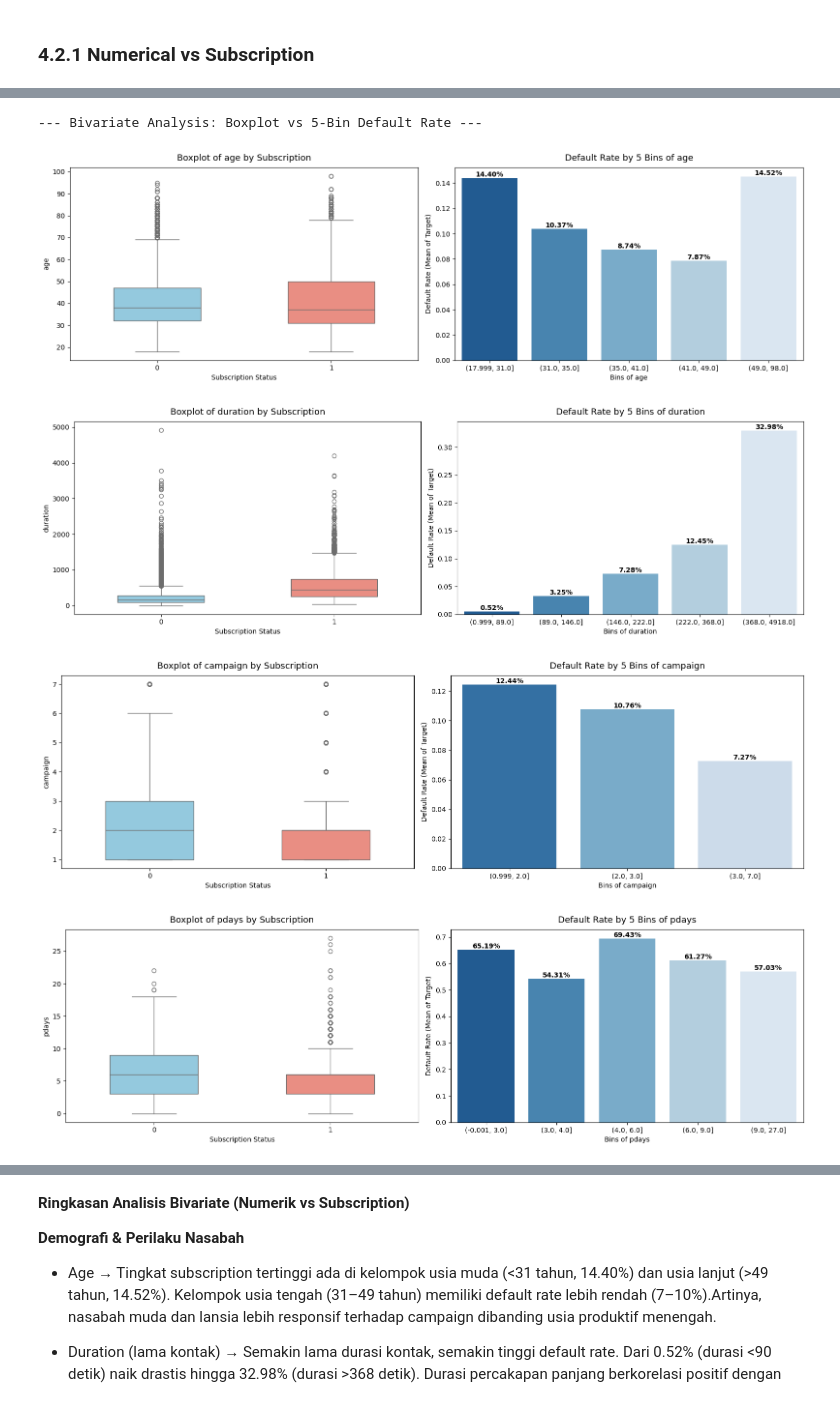
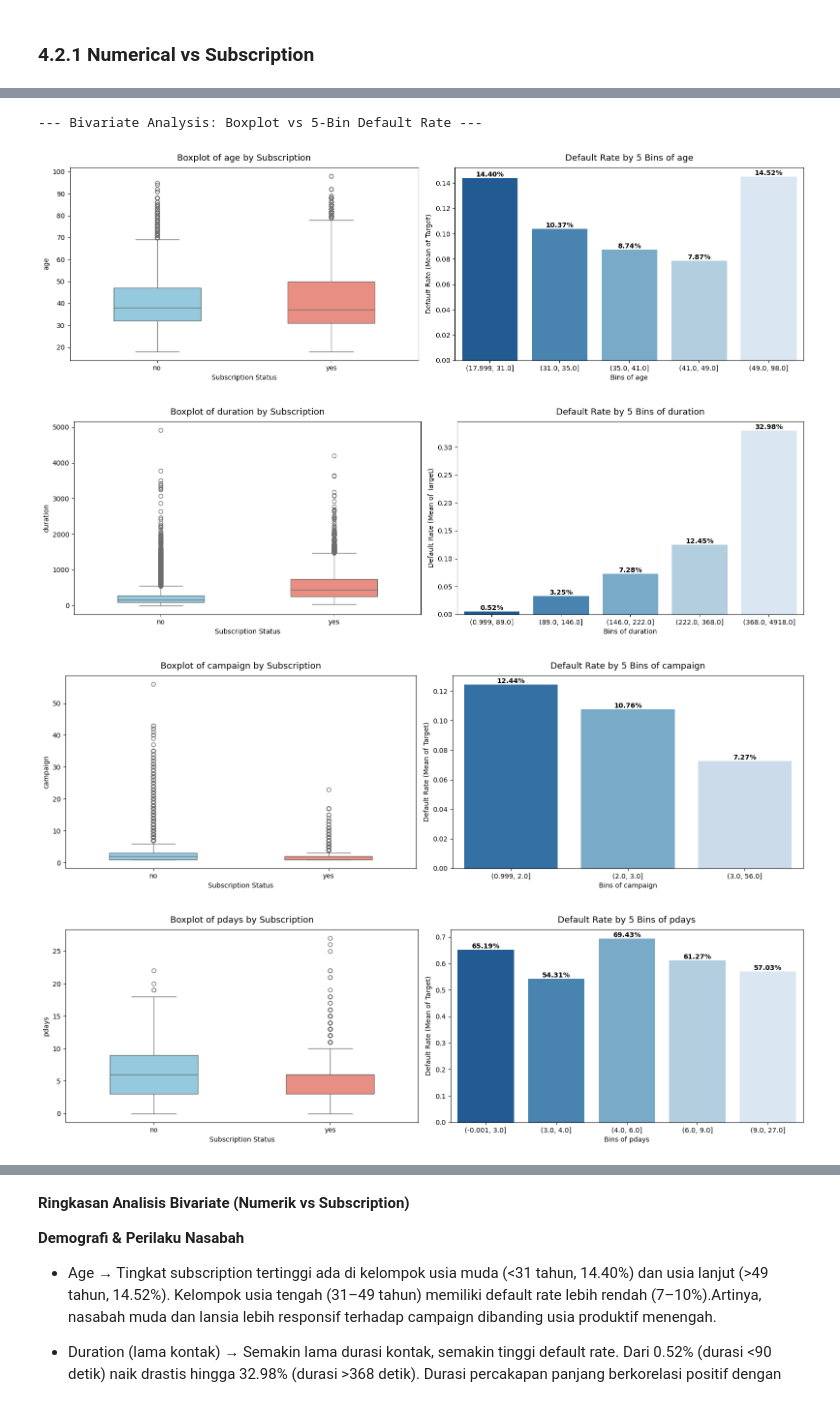
Before and after one commit to haneandreanu/bank-marketing, a Jupyter notebook: notebook/bank-marketing-analysis.ipynb, the cells around one changed output, grey strips where cells are left out. Saved outputs shown, nothing was run; the diff lists cells and outputs as text; code cells hidden in the pictures.

```diff
--- a/notebook/bank-marketing-analysis.ipynb
+++ b/notebook/bank-marketing-analysis.ipynb
@@ -344,15 +344,15 @@ display(unknown_summary[unknown_summary["Unknown Count"] > 0].sort_values("Unkno
 # %% [markdown]
 ## **3.3. "Unknown" Values**
 # %%
-cols_to_impute = ['education', 'housing', 'loan', 'job', 'marital']
+#Change 'unknown' to NaN agar to be imputed in the pipeline
+unknown_cols = ['education', 'housing', 'loan', 'job', 'marital']
 
-for col in cols_to_impute:
-    mode_val = df[df[col] != 'unknown'][col].mode()[0]
+for col in unknown_cols:
     before = (df[col] == 'unknown').sum()
-    df[col] = df[col].replace('unknown', mode_val)
-    print(f"{col}: {before} 'unknown' -> diganti dengan modus ('{mode_val}')"  )
+    df[col] = df[col].replace('unknown', np.nan)
+    print(f"{col}: {before} 'unknown' -> NaN ( to be imputed in the pipeline)")
 
-# 'default' dipertahankan sebagai kategori ketiga (unknown = informasi tersendiri)
-print(f"\ndefault: {(df['default'] == 'unknown').sum()} 'unknown' dipertahankan sebagai kategori.")
-print("\nShape setelah imputasi unknown:", df.shape)
+#Default is kept as a category
+print(f"\ndefault: {(df['default'] == 'unknown').sum()} 'unknown' is kept as a category.")
+print("\nShape after unknown:", df.shape)
 # %% [output]
@@ -406,12 +406,7 @@ Shape after transformation of pdays: (41172, 22)
 # %% [markdown]
 ### **3.4.3 Capping Outlier `campaign`**
 # %%
-p95 = df['campaign'].quantile(0.95)
-before_max = df['campaign'].max()
-df['campaign'] = df['campaign'].clip(upper=p95)
-after_max = df['campaign'].max()
-
-print(f"campaign before capping | max: {before_max}")
-print(f"campaign after capping  | max: {after_max} (capped at P95 = {p95})")
+# Capping campaign moved to pipeline (Section 5.4)
+print("Capping 'campaign' will be done in pipeline.")
 print(df['campaign'].describe().round(2))
 # %% [output]
@@ -689,7 +683,7 @@ for col in numeric_cols:
     fig, axes = plt.subplots(nrows=1, ncols=2, figsize=(16, 5))
 
     # Palette warna kustom untuk Boxplot (Target dipaksa String)
-    custom_palette = {'0': "skyblue", '1': "salmon"}
+    custom_palette = {'no': "skyblue", 'yes': "salmon"}
 
     # --------------------------------------------------------
     # PLOT 1: Boxplot (Kiri)
@@ -705,7 +699,7 @@ for col in numeric_cols:
     # PLOT 2: Default Rate by 5 Bins (Kanan)
     # --------------------------------------------------------
     df_temp = df[[col, 'y']].copy()
-    df_temp['y'] = df_temp['y'].astype(int)
+    df_temp['y'] = df_temp['y'].map({'no': 0, 'yes': 1})
 
     # Buat kolom bin
     try:
@@ -713,34 +707,34 @@ for col in numeric_cols:
     except ValueError:
         df_temp['bin'] = pd.cut(df_temp[col], bins=5)
 
     # Hitung default rate per bin
     df_bin_agg = df_temp.groupby('bin')['y'].mean().reset_index()
     df_bin_agg.columns = ['Bin Group', 'Default Rate']
 
     # Barplot default rate
     sns.barplot(data=df_bin_agg, x='Bin Group', y='Default Rate',
                 palette='Blues_r', ax=axes[1])
 
     # Tampilkan angka persentase di atas setiap bar
     for p in axes[1].patches:
         axes[1].annotate(f"{p.get_height()*100:.2f}%",
                          (p.get_x() + p.get_width() / 2., p.get_height()),
                          ha='center', va='center',
                          xytext=(0, 5),
                          textcoords='offset points',
                          fontsize=10, weight='bold')
 
     axes[1].set_title(f"Default Rate by 5 Bins of {col}", fontsize=13, pad=10)
     axes[1].set_xlabel(f"Bins of {col}")
     axes[1].set_ylabel("Default Rate (Mean of Target)")
 
     plt.tight_layout()
     plt.show()
 # %% [output]
 --- Bivariate Analysis: Boxplot vs 5-Bin Default Rate ---
 [figure]
 [figure]
-[figure, old version]
+[figure, new version]
 [figure]
 [figure]
 [figure]
```
Also changed, not shown: parts of 26 cells of this notebook, 5 other files.
